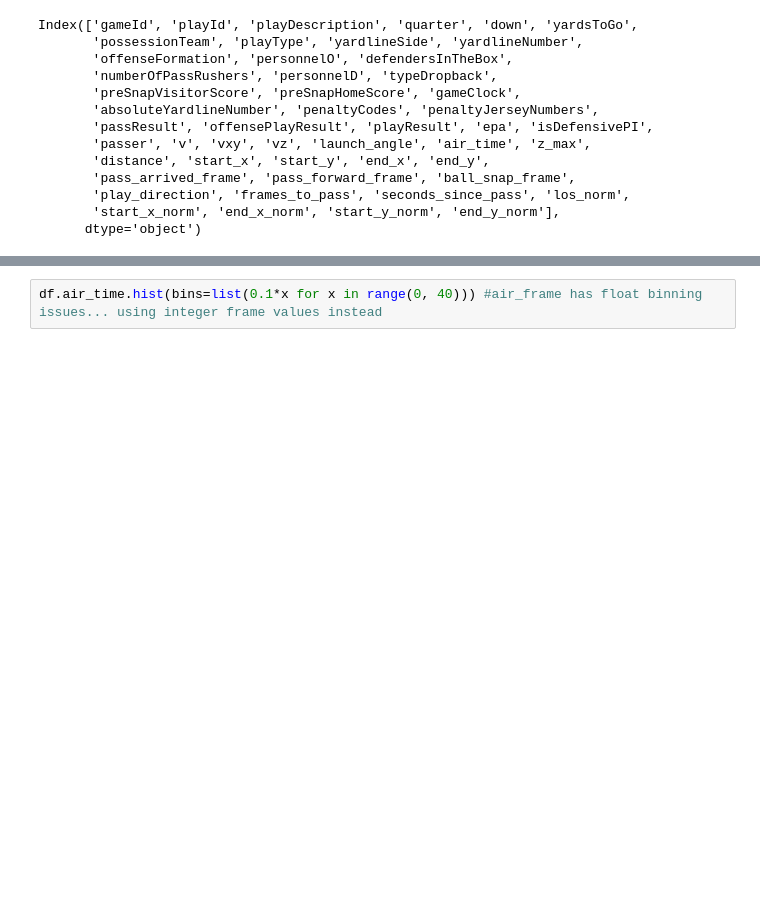
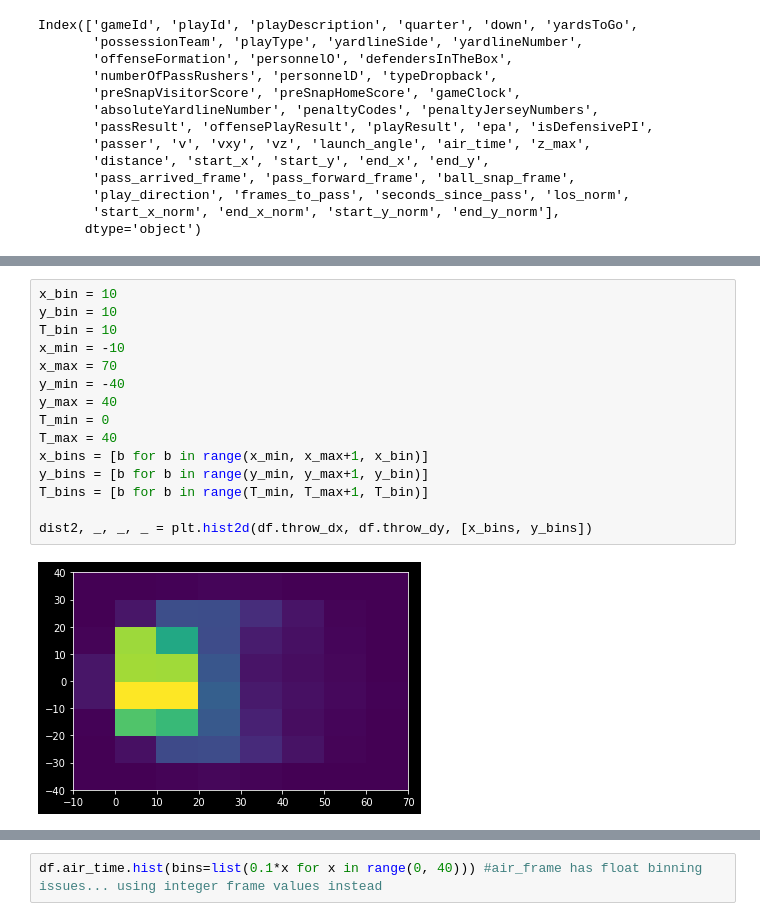
Before and after one commit to uditrana/BigDataBowl, a Jupyter notebook: analysis/historical-L-T.ipynb, the cells around one changed output, grey strips where cells are left out. Drawn from its saved outputs; the diff is of its cells as text; blank space fills up the shorter version.

```diff
--- a/analysis/tof by seconds after snap.ipynb
+++ b/analysis/historical-L-T.ipynb
@@ -39,0 +80,17 @@ df = df.loc[(df.air_frames>0) & (df.distance>0)]
+# %%
+x_bin = 10
+y_bin = 10
+T_bin = 10
+x_min = -10
+x_max = 70
+y_min = -40
+y_max = 40
+T_min = 0
+T_max = 40
+x_bins = [b for b in range(x_min, x_max+1, x_bin)]
+y_bins = [b for b in range(y_min, y_max+1, y_bin)]
+T_bins = [b for b in range(T_min, T_max+1, T_bin)]
+
+dist2, _, _, _ = plt.hist2d(df.throw_dx, df.throw_dy, [x_bins, y_bins])
+# %% [output]
+[figure, added]
```
Also changed, not shown: parts of 20 cells of this notebook.
